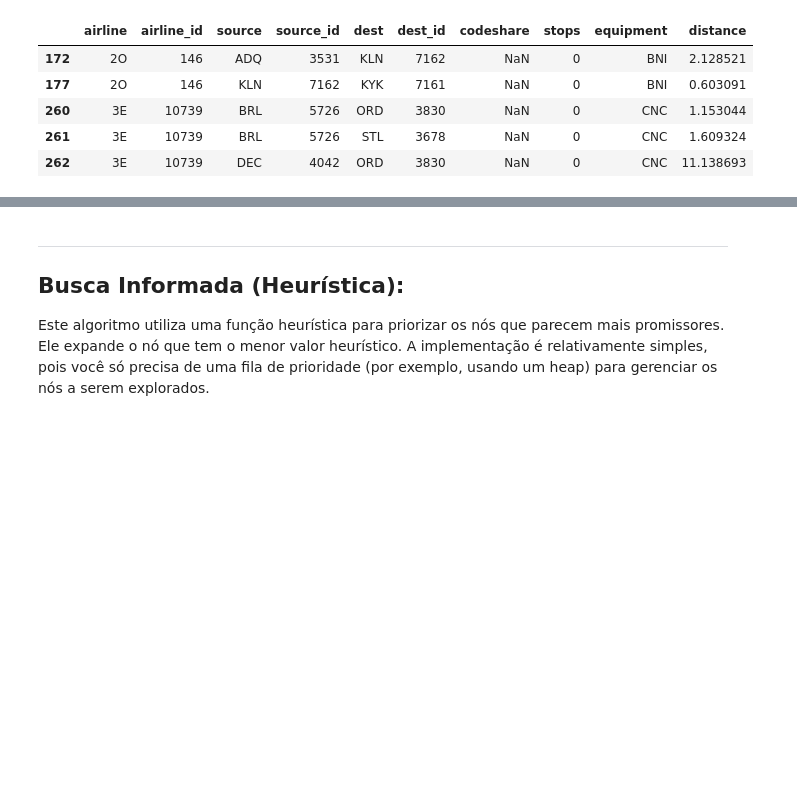
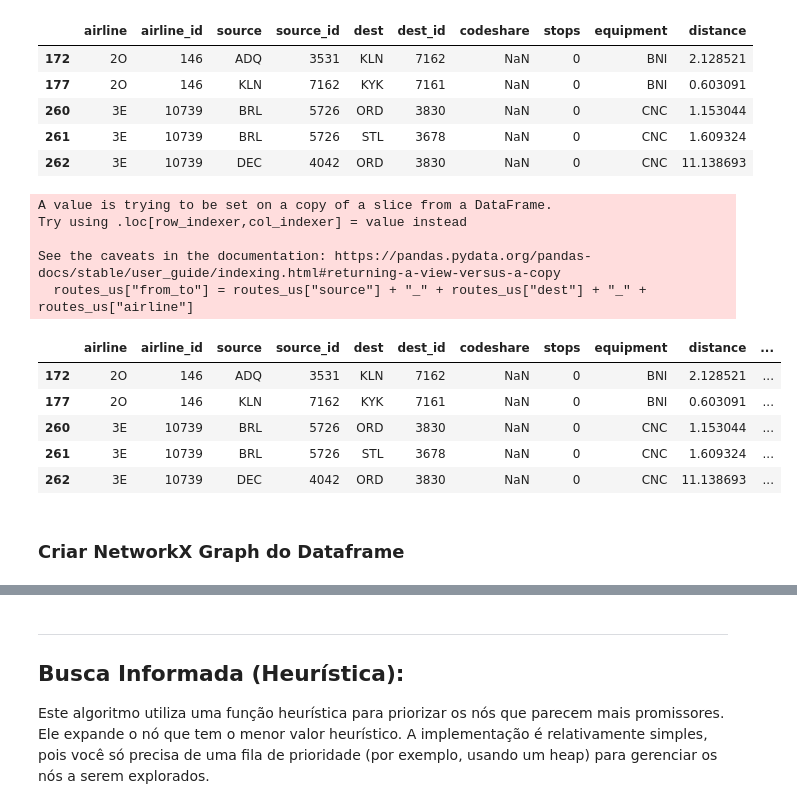
Before and after one commit to Muramatsu2602/SCC0230-heuristic-search, a Jupyter notebook: hsearch.ipynb, the cells around one changed output, grey strips where cells are left out. Cells and saved outputs as stored; diff of their text form; code cells hidden in the pictures; blank space fills up the shorter version.

Commit message:
Create NetworkX DiGraph

```diff
--- a/hsearch.ipynb
+++ b/hsearch.ipynb
@@ -301,0 +282,20 @@ routes_us.to_csv('us_routes_dist.csv')
+# %%
+routes_us["from_to"] = routes_us["source"] + "_" + routes_us["dest"] + "_" + routes_us["airline"]
+
+routes_us.to_csv('us_routes_dist.csv')
+
+routes_us.head()
+# %% [output]
+A value is trying to be set on a copy of a slice from a DataFrame.
+Try using .loc[row_indexer,col_indexer] = value instead
+
+See the caveats in the documentation: https://pandas.pydata.org/pandas-docs/stable/user_guide/indexing.html#returning-a-view-versus-a-copy
+  routes_us["from_to"] = routes_us["source"] + "_" + routes_us["dest"] + "_" + routes_us["airline"]
+|  | airline | airline_id | source | source_id | dest | dest_id | codeshare | stops | equipment | distance | ... |
+| 172 | 2O | 146 | ADQ | 3531 | KLN | 7162 | NaN | 0 | BNI | 2.128521 | ... |
+| 177 | 2O | 146 | KLN | 7162 | KYK | 7161 | NaN | 0 | BNI | 0.603091 | ... |
+| 260 | 3E | 10739 | BRL | 5726 | ORD | 3830 | NaN | 0 | CNC | 1.153044 | ... |
+| 261 | 3E | 10739 | BRL | 5726 | STL | 3678 | NaN | 0 | CNC | 1.609324 | ... |
+| 262 | 3E | 10739 | DEC | 4042 | ORD | 3830 | NaN | 0 | CNC | 11.138693 | ... |
+# %% [markdown]
+### Criar NetworkX Graph do Dataframe
```
Also changed, not shown: parts of 8 cells of this notebook, 1 other file.
